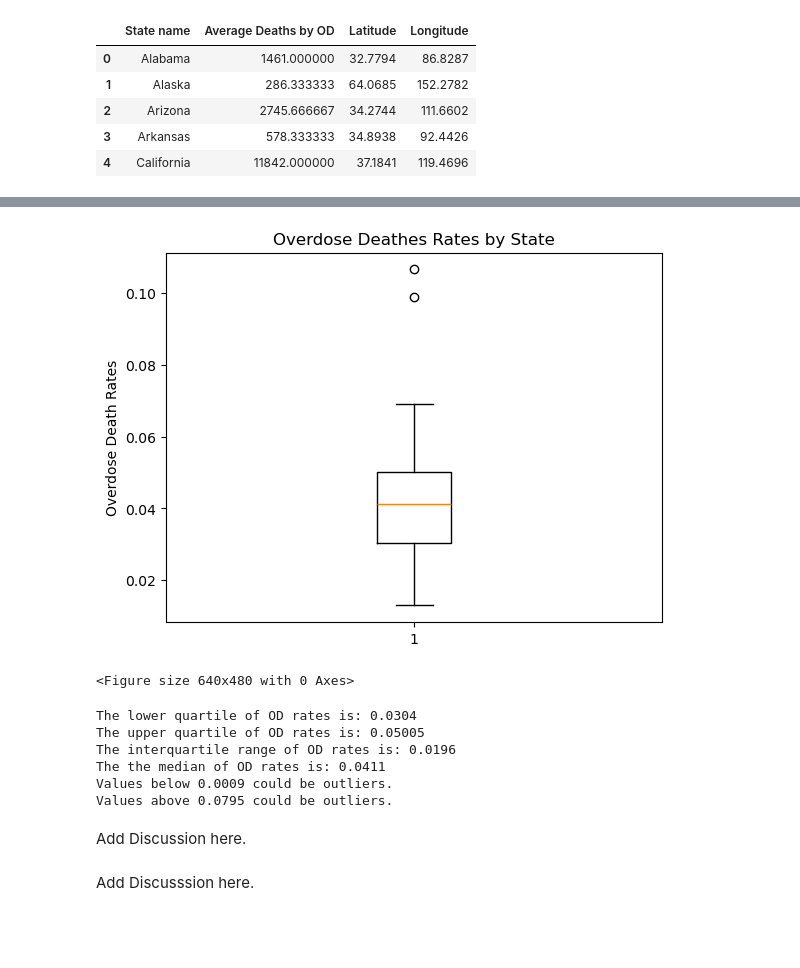
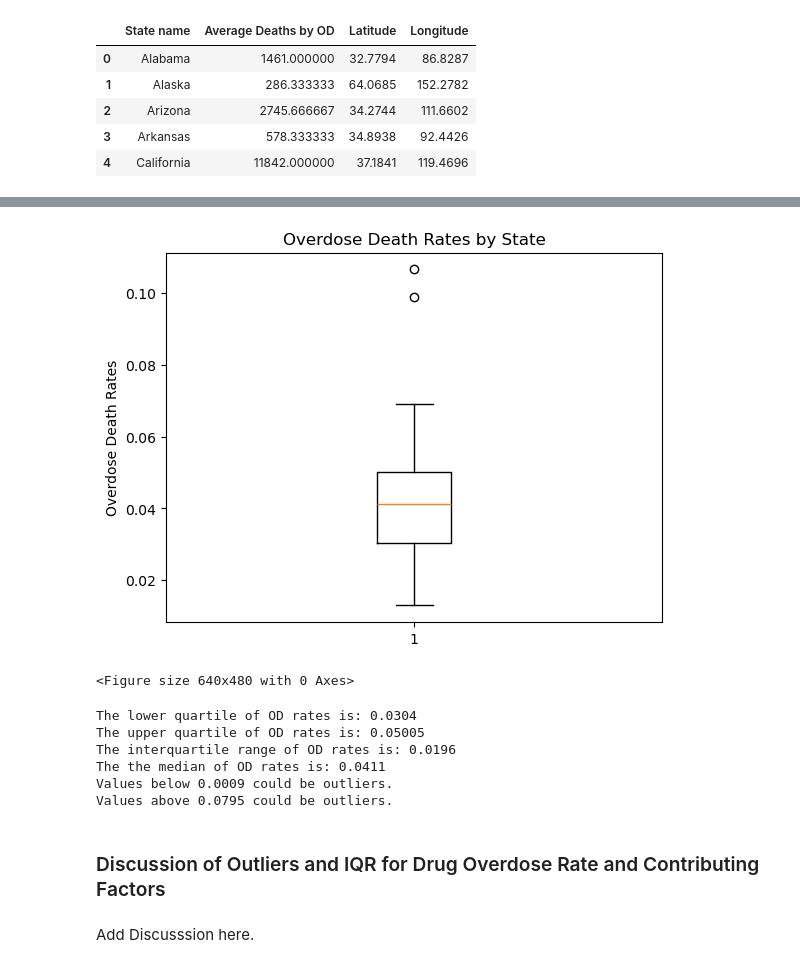
Before and after one commit to kileykarecki/Project-1, a Jupyter notebook: Drug_Overdose_and_Contributing_Factors.ipynb, the cells around one changed output, grey strips where cells are left out. Cells and saved outputs as stored; diff of their text form; code cells hidden in the pictures; blank space fills up the shorter version.

```diff
--- a/Drug_Overdose_and_Contributing_Factors.ipynb
+++ b/Drug_Overdose_and_Contributing_Factors.ipynb
@@ -213,21 +268,21 @@ The linear regression has a p-value of 0.515.
 # %%
 # Statistical Calculations:
 OD_rates = OD_factors_final_df["Average OD Death Rate (2021-2023)"]
 
 # Create a Boxplot of all States Average Overdose Rate.
 #plt.boxplot(OD_rates, showmeans=True)
 #plt.show()
 
 fig1, ax1 = plt.subplots()
-ax1.set_title("Overdose Deathes Rates by State")
+ax1.set_title("Overdose Death Rates by State")
 ax1.set_ylabel('Overdose Death Rates')
 ax1.boxplot(OD_rates)
 plt.show()
 
 #export graph as jpg
 plt.savefig("OD_boxplot.jpg")
 # %% [output]
-[figure, old version]
+[figure, new version]
 <Figure size 640x480 with 0 Axes>
 # %%
 # Calculate Quartiles
@@ -257,5 +310,5 @@ Values above 0.0795 could be outliers.
-# %% [markdown]
-Add Discussion here.
+# %% [markdown]
+### Discussion of Outliers and IQR for Drug Overdose Rate and Contributing Factors
 # %%
 # Use Quartiles calculates above along with contributing factor (income, unemployment, grad rate) found to have strongest
 # correlation to Overdose Rates to make 4 boxplots (side by side)
```
Also changed, not shown: parts of 19 cells of this notebook, 4 other files.
